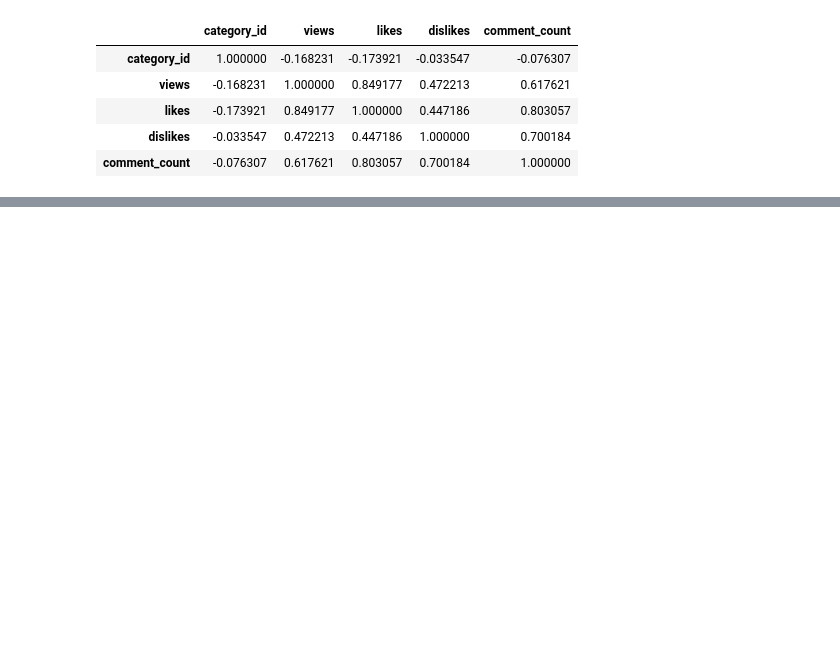
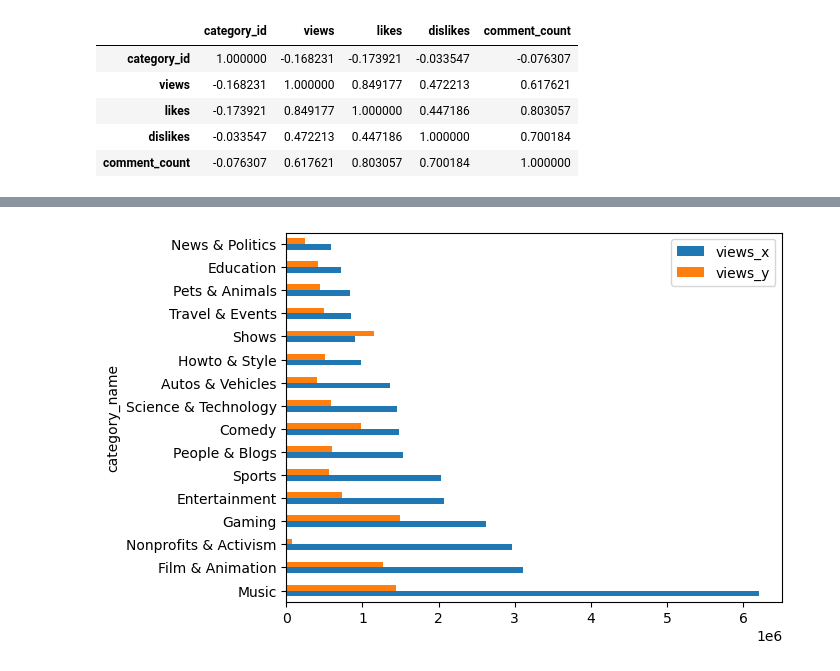
Before and after one commit to JosephTylerSeay/Pandas-EDA-Case-Study, a Jupyter notebook: project.ipynb, the cells around one changed output, grey strips where cells are left out. Cells and saved outputs as stored; diff of their text form; code cells hidden in the pictures; blank space fills up the shorter version.

```diff
--- a/project.ipynb
+++ b/project.ipynb
@@ -72,0 +90,9 @@ us_df_reduced.corr(numeric_only=True)
+# %%
+cat_view_mean = us_df_reduced.groupby("category_name")["views"].mean().sort_values(ascending=False)
+cat_view_median = us_df_reduced.groupby("category_name")["views"].median().sort_values(ascending=False)
+
+pd.merge(cat_view_mean, cat_view_median, on="category_name").plot(kind="barh")
+
+plt.show()
+# %% [output]
+[figure, added]
```
Also changed, not shown: parts of 5 cells of this notebook.
